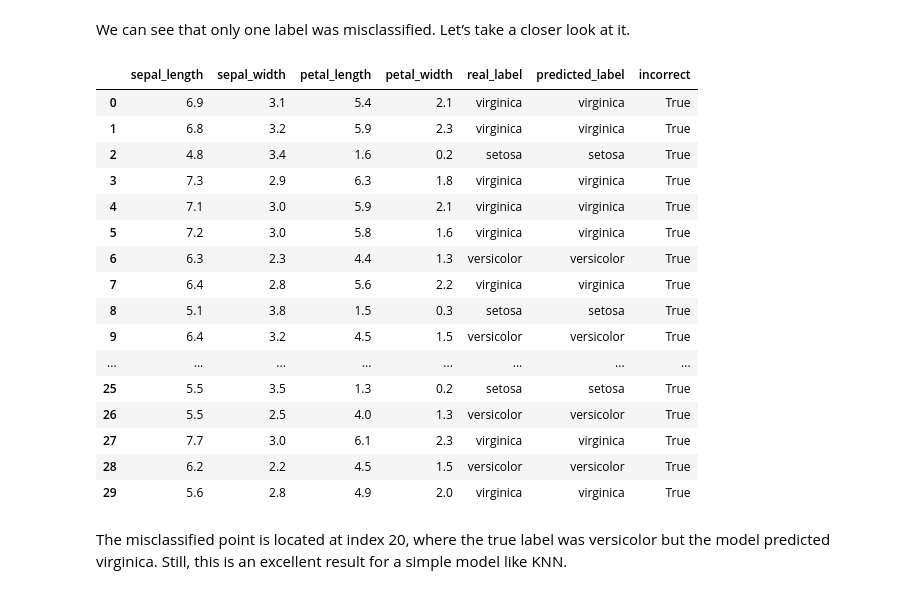
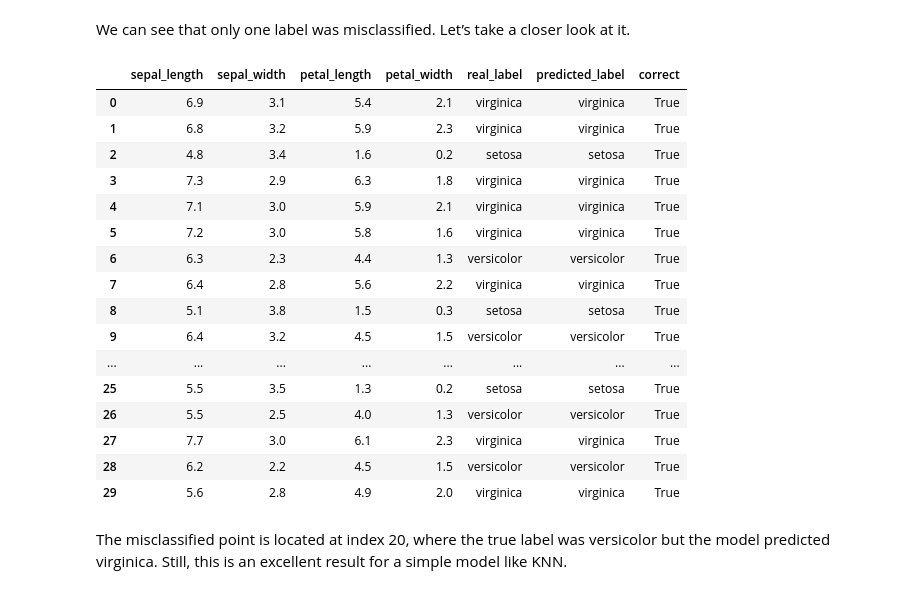
Before and after one commit to RGaRo/datascience_basics, a Jupyter notebook: workbook/03_knn_classifier.ipynb, the cells around one changed output. Cells and saved outputs as stored; diff of their text form; code cells hidden in the pictures.

```diff
--- a/workbook/03_knn_classifier.ipynb
+++ b/workbook/03_knn_classifier.ipynb
@@ -378,10 +380,10 @@ plt.show()
 # %% [markdown]
 We can see that only one label was misclassified. Let’s take a closer look at it.
 # %%
-df_test_iris['incorrect'] = df_test_iris.real_label == df_test_iris.predicted_label
+df_test_iris['correct'] = df_test_iris.real_label == df_test_iris.predicted_label
 df_test_iris
 # %% [output]
-|  | sepal_length | sepal_width | petal_length | petal_width | real_label | predicted_label | incorrect |
+|  | sepal_length | sepal_width | petal_length | petal_width | real_label | predicted_label | correct |
 | 0 | 6.9 | 3.1 | 5.4 | 2.1 | virginica | virginica | True |
 | 1 | 6.8 | 3.2 | 5.9 | 2.3 | virginica | virginica | True |
 | 2 | 4.8 | 3.4 | 1.6 | 0.2 | setosa | setosa | True |
```
Also changed, not shown: parts of 5 cells of this notebook.
